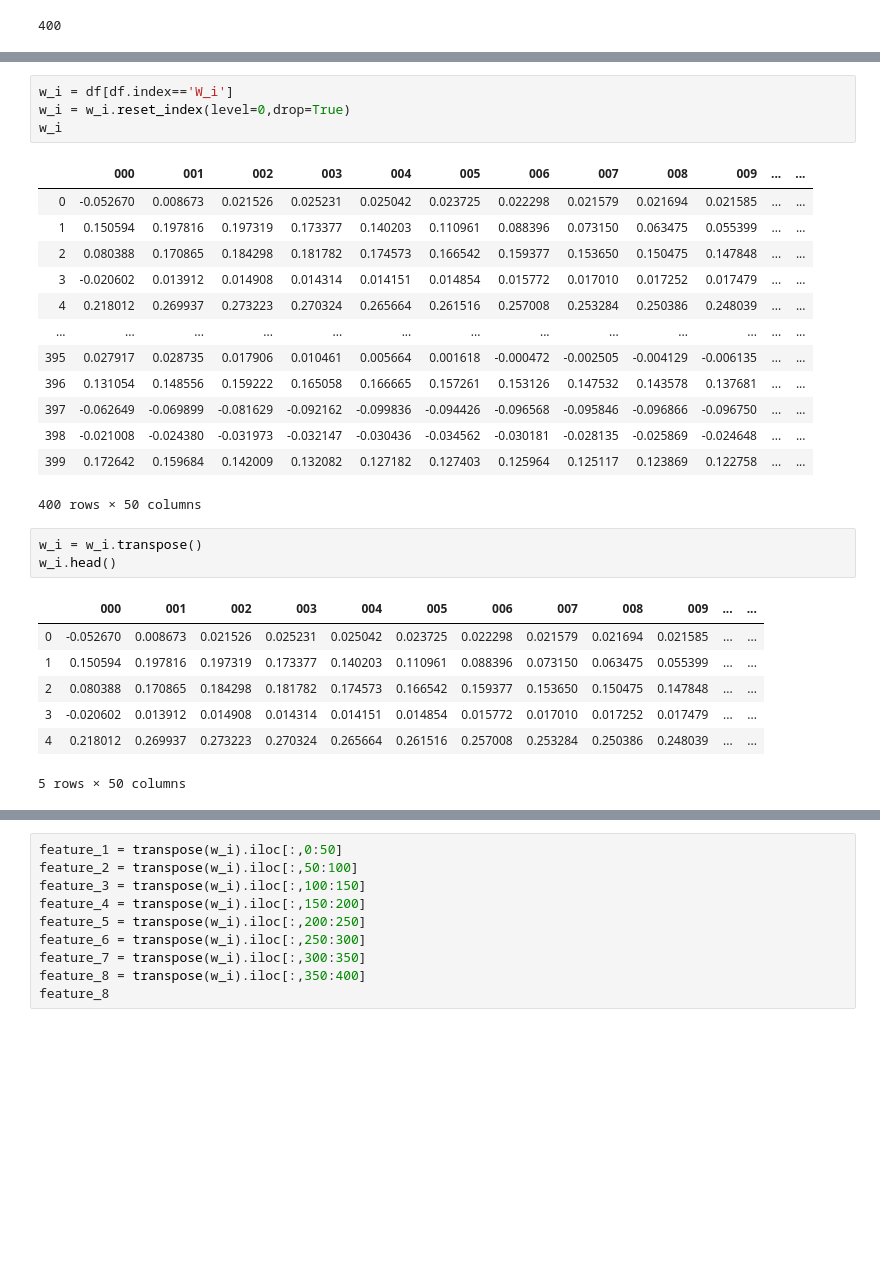
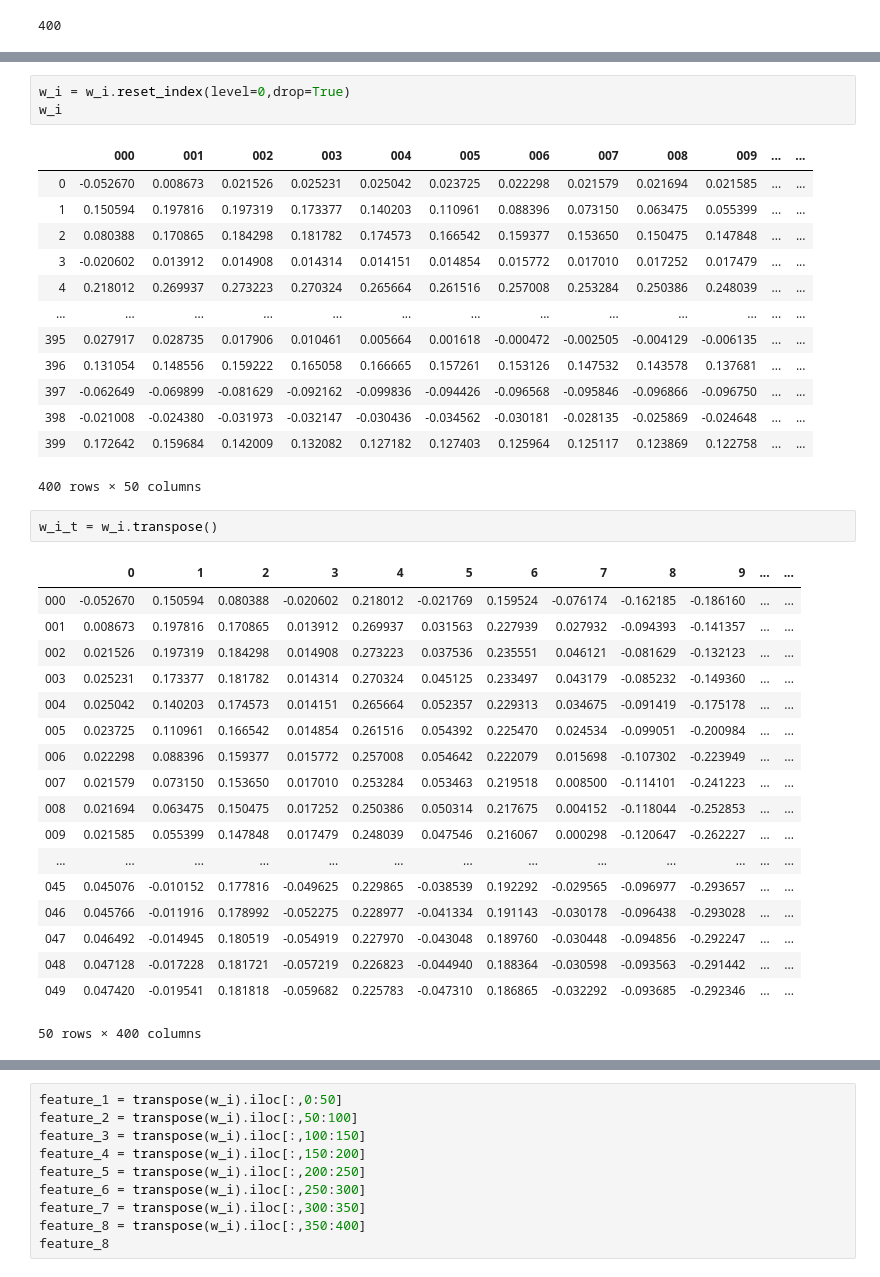
Before and after one commit to gj0706/my_research, a Jupyter notebook: neural_network/lstm_exploration.ipynb, the cells around one changed output, grey strips where cells are left out. Drawn from its saved outputs; the diff is of its cells as text; blank space fills up the shorter version.

```diff
--- a/neural_network/lstm_exploration.ipynb
+++ b/neural_network/lstm_exploration.ipynb
@@ -597,5 +614,4 @@ df.head()
 # %%
-w_i = df[df.index=='W_i']
 w_i = w_i.reset_index(level=0,drop=True)
 w_i
 # %% [output]
@@ -613,15 +629,25 @@ w_i
 | 399 | 0.172642 | 0.159684 | 0.142009 | 0.132082 | 0.127182 | 0.127403 | 0.125964 | 0.125117 | 0.123869 | 0.122758 | ... | ... |
 400 rows × 50 columns
 # %%
-w_i = w_i.transpose()
-w_i.head()
+w_i_t = w_i.transpose()
 # %% [output]
-|  | 000 | 001 | 002 | 003 | 004 | 005 | 006 | 007 | 008 | 009 | ... | ... |
-| 0 | -0.052670 | 0.008673 | 0.021526 | 0.025231 | 0.025042 | 0.023725 | 0.022298 | 0.021579 | 0.021694 | 0.021585 | ... | ... |
-| 1 | 0.150594 | 0.197816 | 0.197319 | 0.173377 | 0.140203 | 0.110961 | 0.088396 | 0.073150 | 0.063475 | 0.055399 | ... | ... |
-| 2 | 0.080388 | 0.170865 | 0.184298 | 0.181782 | 0.174573 | 0.166542 | 0.159377 | 0.153650 | 0.150475 | 0.147848 | ... | ... |
-| 3 | -0.020602 | 0.013912 | 0.014908 | 0.014314 | 0.014151 | 0.014854 | 0.015772 | 0.017010 | 0.017252 | 0.017479 | ... | ... |
-| 4 | 0.218012 | 0.269937 | 0.273223 | 0.270324 | 0.265664 | 0.261516 | 0.257008 | 0.253284 | 0.250386 | 0.248039 | ... | ... |
+|  | 0 | 1 | 2 | 3 | 4 | 5 | 6 | 7 | 8 | 9 | ... | ... |
+| 000 | -0.052670 | 0.150594 | 0.080388 | -0.020602 | 0.218012 | -0.021769 | 0.159524 | -0.076174 | -0.162185 | -0.186160 | ... | ... |
+| 001 | 0.008673 | 0.197816 | 0.170865 | 0.013912 | 0.269937 | 0.031563 | 0.227939 | 0.027932 | -0.094393 | -0.141357 | ... | ... |
+| 002 | 0.021526 | 0.197319 | 0.184298 | 0.014908 | 0.273223 | 0.037536 | 0.235551 | 0.046121 | -0.081629 | -0.132123 | ... | ... |
+| 003 | 0.025231 | 0.173377 | 0.181782 | 0.014314 | 0.270324 | 0.045125 | 0.233497 | 0.043179 | -0.085232 | -0.149360 | ... | ... |
+| 004 | 0.025042 | 0.140203 | 0.174573 | 0.014151 | 0.265664 | 0.052357 | 0.229313 | 0.034675 | -0.091419 | -0.175178 | ... | ... |
+| 005 | 0.023725 | 0.110961 | 0.166542 | 0.014854 | 0.261516 | 0.054392 | 0.225470 | 0.024534 | -0.099051 | -0.200984 | ... | ... |
+| 006 | 0.022298 | 0.088396 | 0.159377 | 0.015772 | 0.257008 | 0.054642 | 0.222079 | 0.015698 | -0.107302 | -0.223949 | ... | ... |
+| 007 | 0.021579 | 0.073150 | 0.153650 | 0.017010 | 0.253284 | 0.053463 | 0.219518 | 0.008500 | -0.114101 | -0.241223 | ... | ... |
+| 008 | 0.021694 | 0.063475 | 0.150475 | 0.017252 | 0.250386 | 0.050314 | 0.217675 | 0.004152 | -0.118044 | -0.252853 | ... | ... |
+| 009 | 0.021585 | 0.055399 | 0.147848 | 0.017479 | 0.248039 | 0.047546 | 0.216067 | 0.000298 | -0.120647 | -0.262227 | ... | ... |
+| ... | ... | ... | ... | ... | ... | ... | ... | ... | ... | ... | ... | ... |
+| 045 | 0.045076 | -0.010152 | 0.177816 | -0.049625 | 0.229865 | -0.038539 | 0.192292 | -0.029565 | -0.096977 | -0.293657 | ... | ... |
+| 046 | 0.045766 | -0.011916 | 0.178992 | -0.052275 | 0.228977 | -0.041334 | 0.191143 | -0.030178 | -0.096438 | -0.293028 | ... | ... |
+| 047 | 0.046492 | -0.014945 | 0.180519 | -0.054919 | 0.227970 | -0.043048 | 0.189760 | -0.030448 | -0.094856 | -0.292247 | ... | ... |
+| 048 | 0.047128 | -0.017228 | 0.181721 | -0.057219 | 0.226823 | -0.044940 | 0.188364 | -0.030598 | -0.093563 | -0.291442 | ... | ... |
+| 049 | 0.047420 | -0.019541 | 0.181818 | -0.059682 | 0.225783 | -0.047310 | 0.186865 | -0.032292 | -0.093685 | -0.292346 | ... | ... |
-5 rows × 50 columns
+50 rows × 400 columns
 # %%
 def transpose(df):
```
Also changed, not shown: parts of 6 cells of this notebook.
